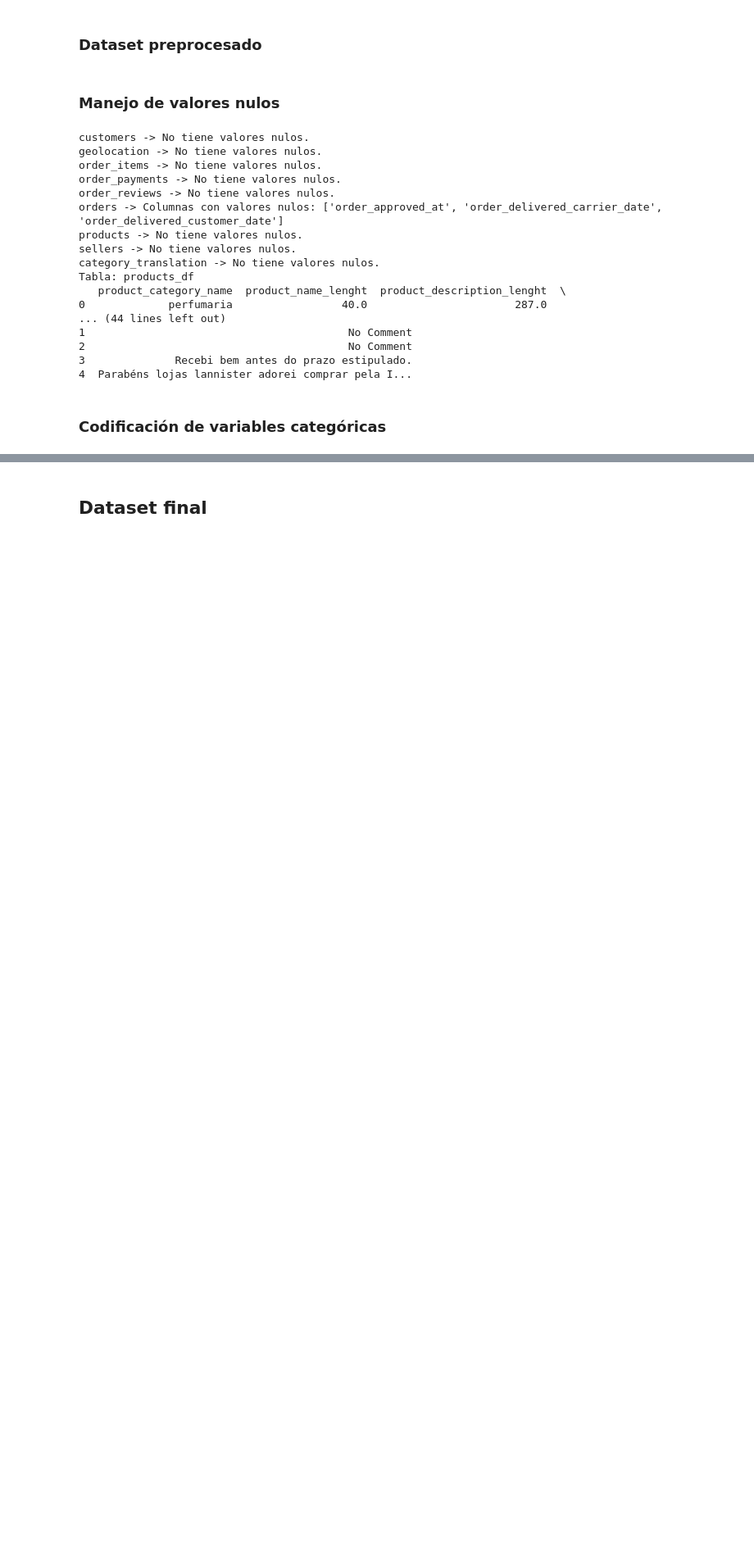
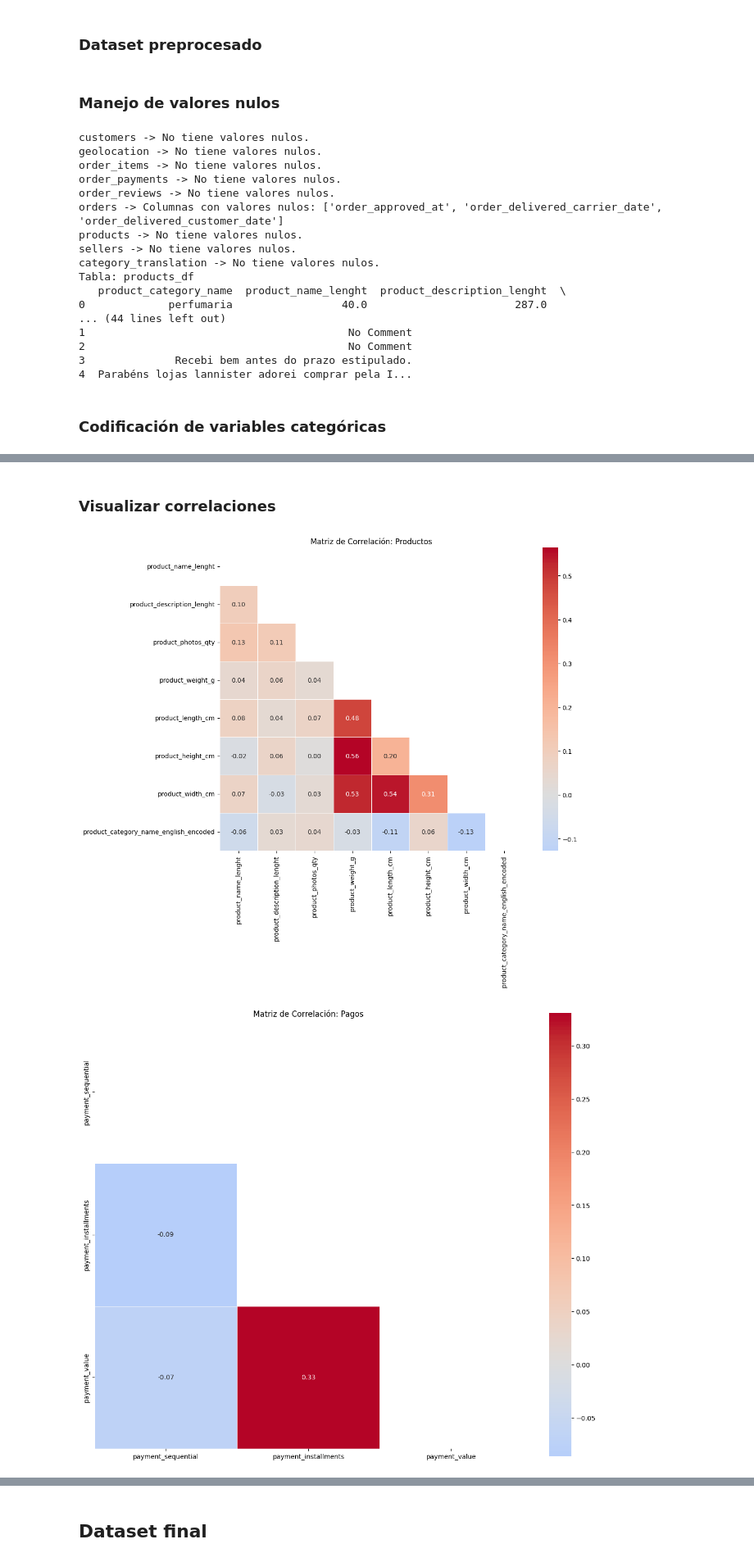
Before and after one commit to paulabaal12/PROY3-DM, a Jupyter notebook: main.ipynb, the cells around one changed output, grey strips where cells are left out. Shown: that part at 82% size. Drawn from its saved outputs; the diff is of its cells as text; code cells hidden in the pictures; blank space fills up the shorter version.

```diff
--- a/main.ipynb
+++ b/main.ipynb
@@ -377,17 +448,3 @@ Tabla: products_df
 4  Parabéns lojas lannister adorei comprar pela I...
 # %% [markdown]
 ### Codificación de variables categóricas
-# %%
-# Función para aplicar label encoding
-
-def apply_label_encoding(df, column):
-    le = LabelEncoder()
-    df[f'{column}_encoded'] = le.fit_transform(df[column])
-    return df, le
-
-# Función para aplicar one-hot encoding
-def apply_onehot_encoding(df, column, max_categories=10):
-    if df[column].nunique() <= max_categories:
-        onehot = pd.get_dummies(df[column], prefix=column)
-        df = pd.concat([df, onehot], axis=1)
-    return df
@@ -457,0 +611,40 @@ print(products_with_categories[['product_category_name_english', 'product_catego
+# %% [markdown]
+### Visualizar correlaciones
+# %%
+import seaborn as sns
+
+def correlation(df, title, cols=None, figsize=(12, 10)):
+    if cols is None:
+        # Seleccionar solo columnas numéricas
+        numeric_cols = df.select_dtypes(include=[np.number]).columns.tolist()
+    else:
+        numeric_cols = [col for col in cols if col in df.columns and np.issubdtype(df[col].dtype, np.number)]
+
+    if len(numeric_cols) < 2:
+        print(f"No hay suficientes columnas numéricas para calcular correlaciones en {title}")
+        return
+
+    # Calcular correlación
+    corr_matrix = df[numeric_cols].corr()
+
+    # Visualizar
+    plt.figure(figsize=figsize)
+    mask = np.triu(np.ones_like(corr_matrix, dtype=bool))
+    sns.heatmap(corr_matrix, mask=mask, cmap='coolwarm', center=0, annot=True, fmt=".2f", square=True, linewidths=.5)
+    plt.title(f'Matriz de Correlación: {title}')
+    plt.tight_layout()
+    plt.show()
+
+# Análisis de correlación para products_df
+product_numeric_cols = ['product_name_lenght', 'product_description_lenght',
+                        'product_photos_qty', 'product_weight_g', 'product_length_cm',
+                        'product_height_cm', 'product_width_cm', 'product_category_name_english_encoded']
+correlation(products_with_categories, 'Productos', cols=product_numeric_cols)
+
+# Análisis de correlación para order_payments_df
+payment_numeric_cols = ['payment_sequential', 'payment_installments', 'payment_value'] + \
+                      [col for col in order_payments_df.columns if col.startswith('payment_type_')]
+correlation(order_payments_df, 'Pagos', cols=payment_numeric_cols)
+# %% [output]
+[figure, added]
+[figure, added]
```
Also changed, not shown: parts of 10 cells of this notebook, 7 other files.
